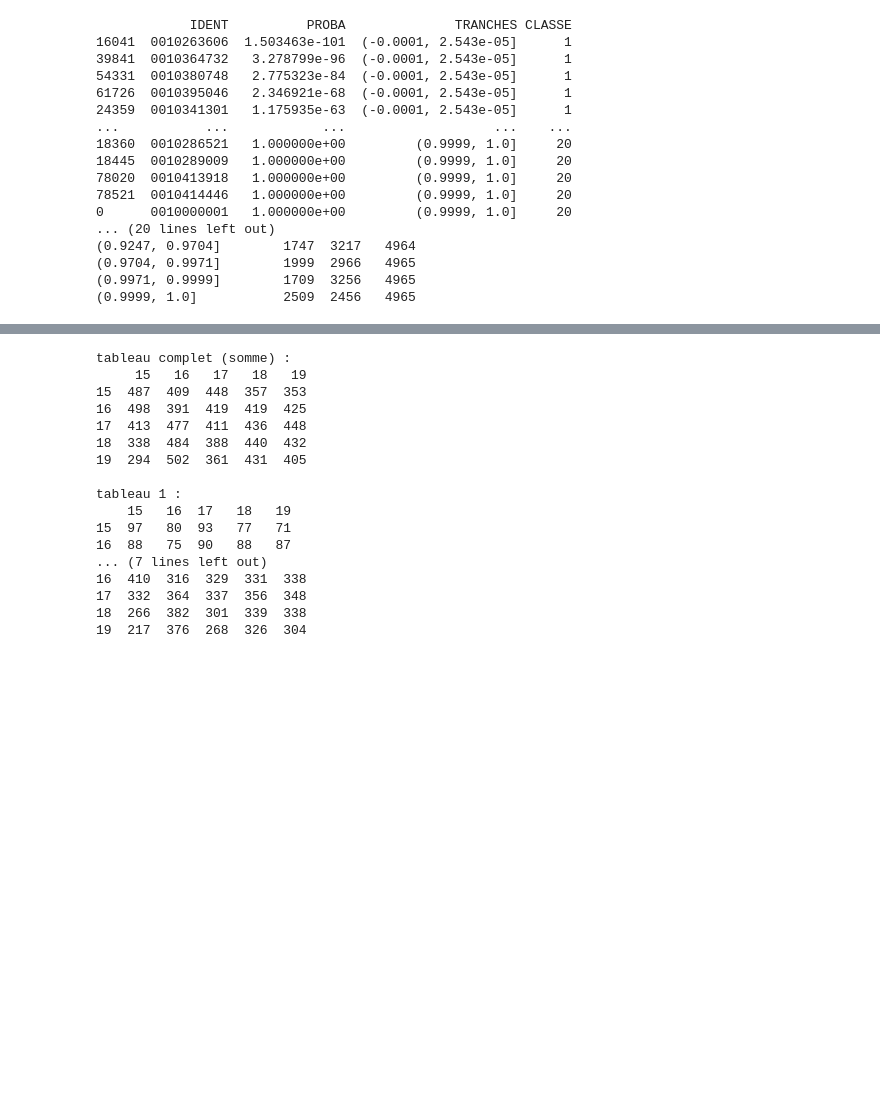
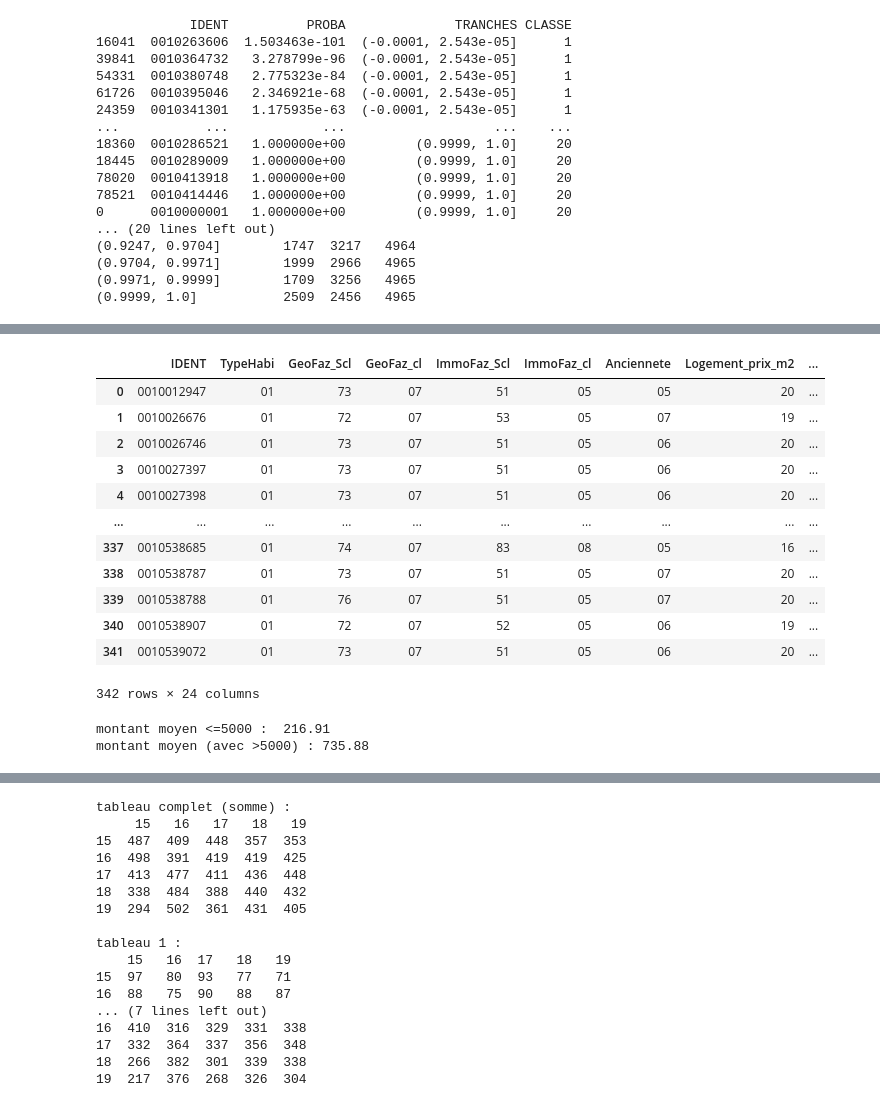
Before and after one commit to christian235711/Predict_models_fdf21, a Jupyter notebook: FDF21_Comparaison.ipynb, the cells around one changed output, grey strips where cells are left out. Drawn from its saved outputs; the diff is of its cells as text; code cells hidden in the pictures; blank space fills up the shorter version.

```diff
--- a/FDF21_Comparaison.ipynb
+++ b/FDF21_Comparaison.ipynb
@@ -847,0 +882,26 @@ pd.pivot_table( TABLEAU.drop("IDENT", axis=1) ,index=['Top_mon','CLASSE_LR'],
+# %%
+# CARACTERISTIQUES DES INDIVIDUS
+df_caract_inter = pd.merge(data_orig[data_orig["Top_mon"]=="1"], recherche_groupe_ind_intersect(TABLEAU_temp_1))
+df_caract_inter
+# %% [output]
+|  | IDENT | TypeHabi | GeoFaz_Scl | GeoFaz_cl | ImmoFaz_Scl | ImmoFaz_cl | Anciennete | Logement_prix_m2 | ... |
+| 0 | 0010012947 | 01 | 73 | 07 | 51 | 05 | 05 | 20 | ... |
+| 1 | 0010026676 | 01 | 72 | 07 | 53 | 05 | 07 | 19 | ... |
+| 2 | 0010026746 | 01 | 73 | 07 | 51 | 05 | 06 | 20 | ... |
+| 3 | 0010027397 | 01 | 73 | 07 | 51 | 05 | 06 | 20 | ... |
+| 4 | 0010027398 | 01 | 73 | 07 | 51 | 05 | 06 | 20 | ... |
+| ... | ... | ... | ... | ... | ... | ... | ... | ... | ... |
+| 337 | 0010538685 | 01 | 74 | 07 | 83 | 08 | 05 | 16 | ... |
+| 338 | 0010538787 | 01 | 73 | 07 | 51 | 05 | 07 | 20 | ... |
+| 339 | 0010538788 | 01 | 76 | 07 | 51 | 05 | 07 | 20 | ... |
+| 340 | 0010538907 | 01 | 72 | 07 | 52 | 05 | 06 | 19 | ... |
+| 341 | 0010539072 | 01 | 73 | 07 | 51 | 05 | 06 | 20 | ... |
+342 rows × 24 columns
+# %%
+# MONTANT MOYEN DERNIER QUANTILE
+df_abc = pd.merge(df_caract_inter, data_montant_orig)
+print("montant moyen <=5000 : ", round(df_abc["SommeDeMONTANT_NUM"][df_abc["SommeDeMONTANT_NUM"]<=5000].mean(),2))
+print("montant moyen (avec >5000) :", round(df_abc["SommeDeMONTANT_NUM"].mean(),2))
+# %% [output]
+montant moyen <=5000 :  216.91
+montant moyen (avec >5000) : 735.88
```
Also changed, not shown: parts of 30 cells of this notebook.
